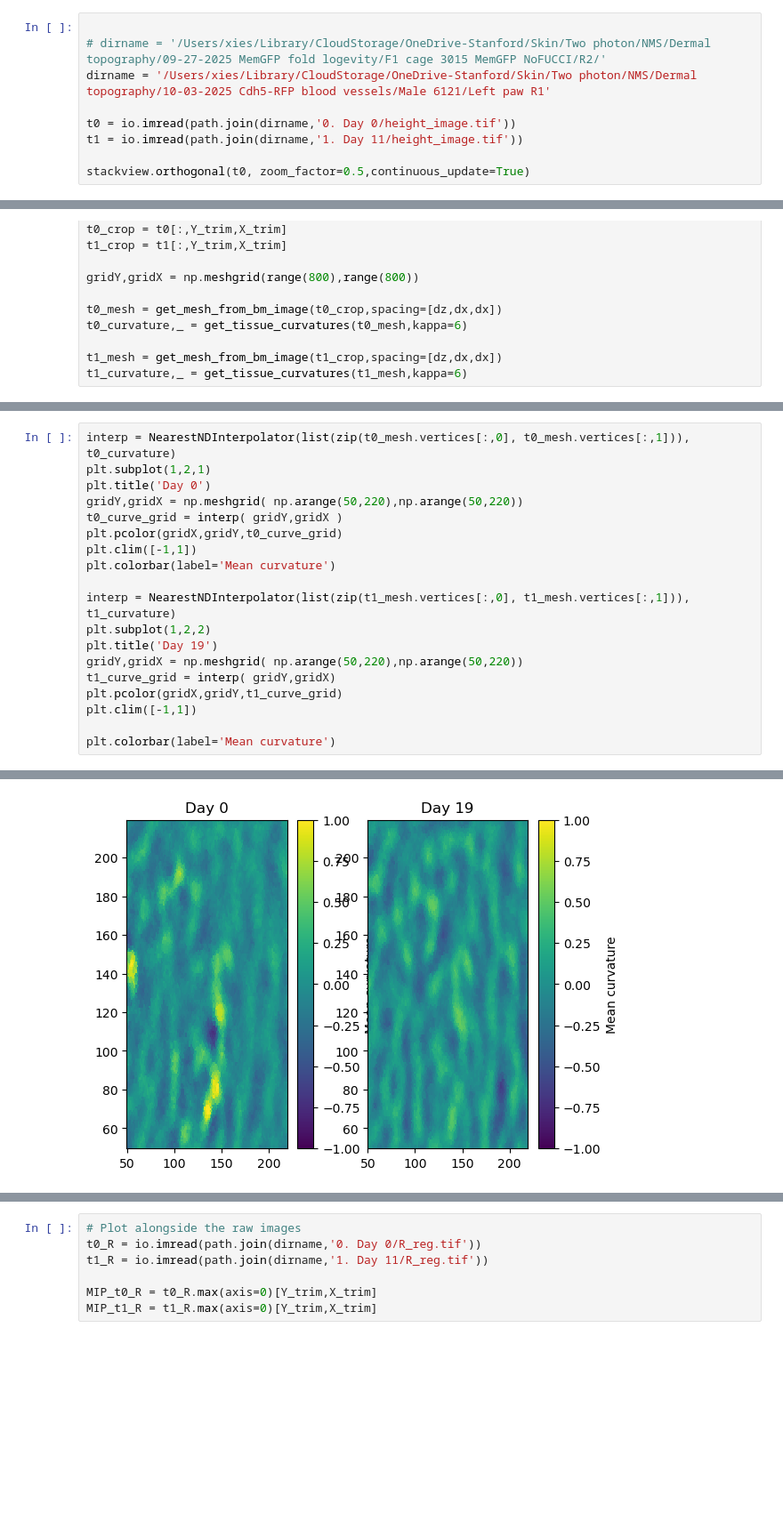
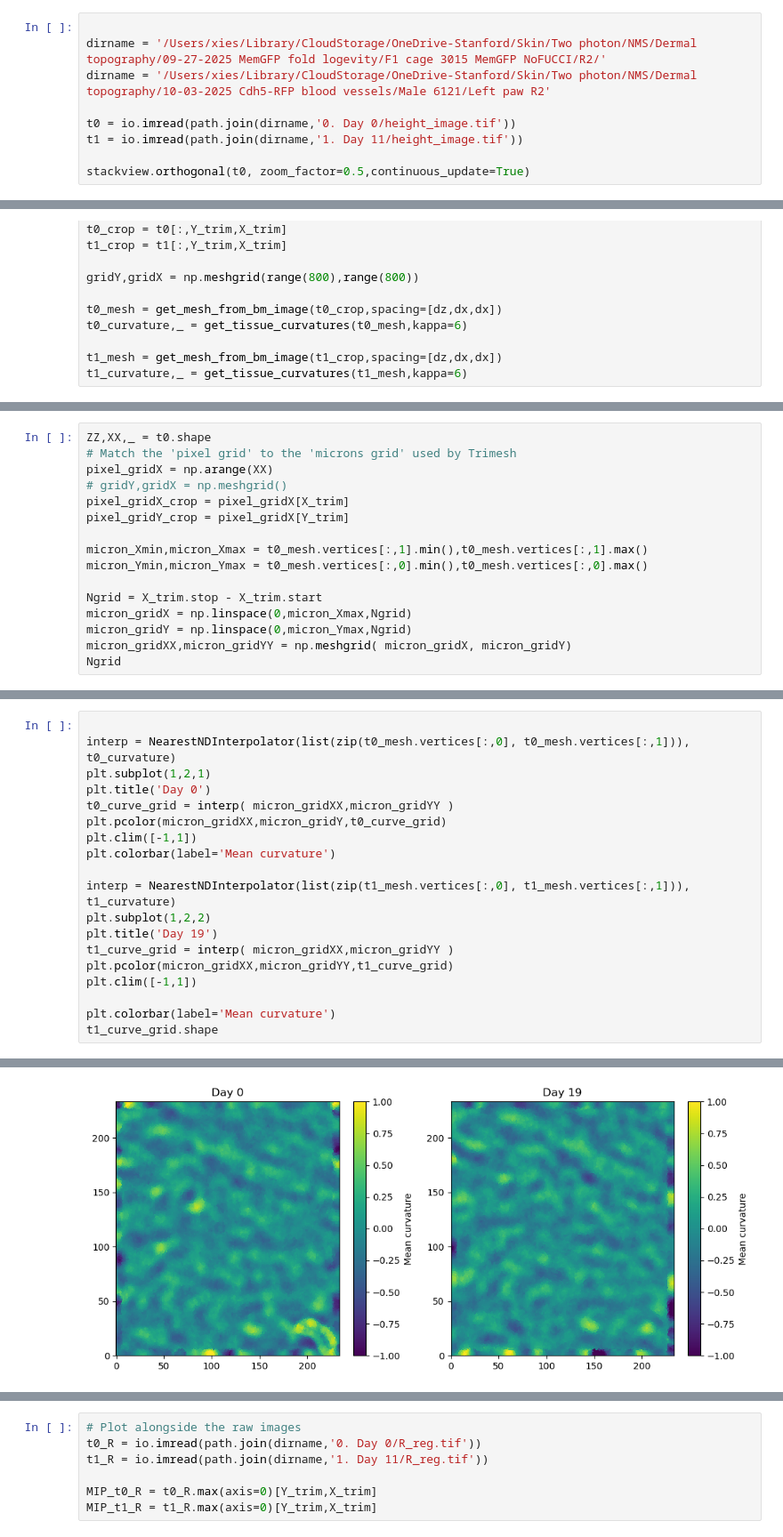
Before and after one commit to xies/mouse_skin_size_control, a Jupyter notebook: assemble_movie_notebooks/calculate_tissue_curvature.ipynb, the cells around one changed output, grey strips where cells are left out. Shown at 89% size. Cells and saved outputs as stored; diff of their text form; blank space fills up the shorter version.

```diff
--- a/assemble_movie_notebooks/calculate_tissue_curvature.ipynb
+++ b/assemble_movie_notebooks/calculate_tissue_curvature.ipynb
@@ -17,8 +17,8 @@ import pyvista as pv
 pv.set_jupyter_backend('trame')
 # %%
 
-# dirname = '/Users/xies/Library/CloudStorage/OneDrive-Stanford/Skin/Two photon/NMS/Dermal topography/09-27-2025 MemGFP fold logevity/F1 cage 3015 MemGFP NoFUCCI/R2/'
-dirname = '/Users/xies/Library/CloudStorage/OneDrive-Stanford/Skin/Two photon/NMS/Dermal topography/10-03-2025 Cdh5-RFP blood vessels/Male 6121/Left paw R1'
+dirname = '/Users/xies/Library/CloudStorage/OneDrive-Stanford/Skin/Two photon/NMS/Dermal topography/09-27-2025 MemGFP fold logevity/F1 cage 3015 MemGFP NoFUCCI/R2/'
+dirname = '/Users/xies/Library/CloudStorage/OneDrive-Stanford/Skin/Two photon/NMS/Dermal topography/10-03-2025 Cdh5-RFP blood vessels/Male 6121/Left paw R2'
 
 t0 = io.imread(path.join(dirname,'0. Day 0/height_image.tif'))
 t1 = io.imread(path.join(dirname,'1. Day 11/height_image.tif'))
@@ -65,0 +73,16 @@ plt.colorbar()
+# %%
+ZZ,XX,_ = t0.shape
+# Match the 'pixel grid' to the 'microns grid' used by Trimesh
+pixel_gridX = np.arange(XX)
+# gridY,gridX = np.meshgrid()
+pixel_gridX_crop = pixel_gridX[X_trim]
+pixel_gridY_crop = pixel_gridX[Y_trim]
+
+micron_Xmin,micron_Xmax = t0_mesh.vertices[:,1].min(),t0_mesh.vertices[:,1].max()
+micron_Ymin,micron_Ymax = t0_mesh.vertices[:,0].min(),t0_mesh.vertices[:,0].max()
+
+Ngrid = X_trim.stop - X_trim.start
+micron_gridX = np.linspace(0,micron_Xmax,Ngrid)
+micron_gridY = np.linspace(0,micron_Ymax,Ngrid)
+micron_gridXX,micron_gridYY = np.meshgrid( micron_gridX, micron_gridY)
+Ngrid
@@ -66,20 +91,20 @@ plt.colorbar()
 # %%
+
 interp = NearestNDInterpolator(list(zip(t0_mesh.vertices[:,0], t0_mesh.vertices[:,1])), t0_curvature)
 plt.subplot(1,2,1)
 plt.title('Day 0')
-gridY,gridX = np.meshgrid( np.arange(50,220),np.arange(50,220))
-t0_curve_grid = interp( gridY,gridX )
-plt.pcolor(gridX,gridY,t0_curve_grid)
+t0_curve_grid = interp( micron_gridXX,micron_gridYY )
+plt.pcolor(micron_gridXX,micron_gridY,t0_curve_grid)
 plt.clim([-1,1])
 plt.colorbar(label='Mean curvature')
 
 interp = NearestNDInterpolator(list(zip(t1_mesh.vertices[:,0], t1_mesh.vertices[:,1])), t1_curvature)
 plt.subplot(1,2,2)
 plt.title('Day 19')
-gridY,gridX = np.meshgrid( np.arange(50,220),np.arange(50,220))
-t1_curve_grid = interp( gridY,gridX)
-plt.pcolor(gridX,gridY,t1_curve_grid)
+t1_curve_grid = interp( micron_gridXX,micron_gridYY )
+plt.pcolor(micron_gridXX,micron_gridYY,t1_curve_grid)
 plt.clim([-1,1])
 
 plt.colorbar(label='Mean curvature')
+t1_curve_grid.shape
 # %% [output]
@@ -87 +112 @@ plt.colorbar(label='Mean curvature')
-[figure, old version]
+[figure, new version]
```
Also changed, not shown: parts of 12 cells of this notebook, 2 other files.
